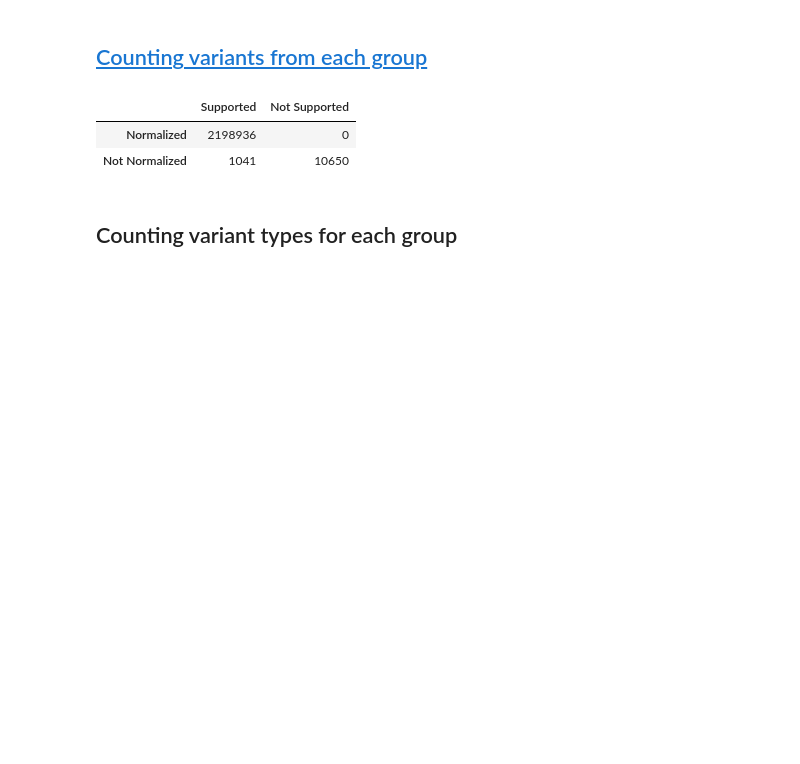
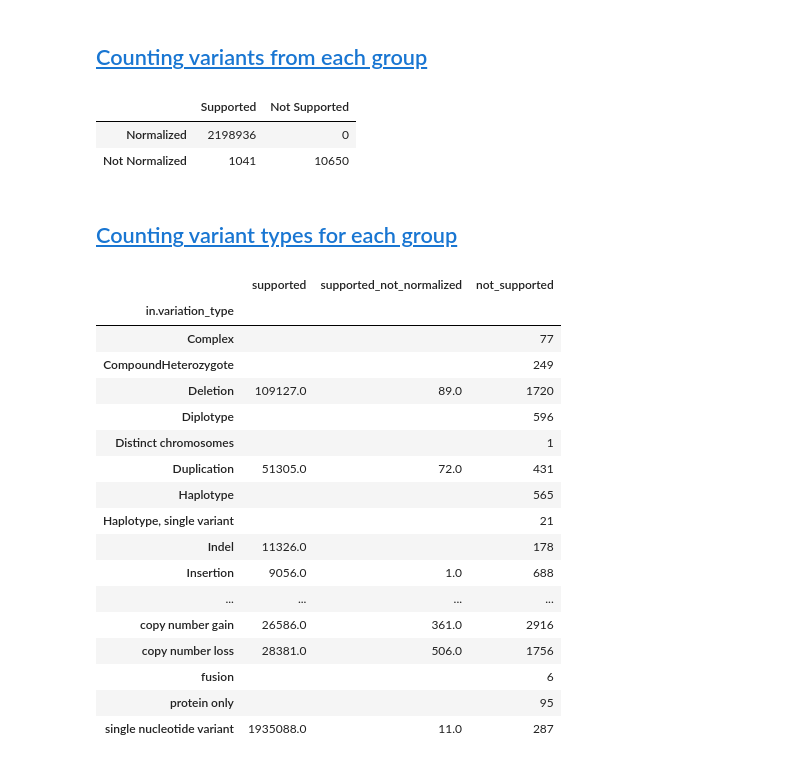
Before and after one commit to GenomicMedLab/variation-normalizer-manuscript, a Jupyter notebook: analysis/clinvar/clinvar_variation_analysis.ipynb, the cells around one changed output. Cells and saved outputs as stored; diff of their text form; code cells hidden in the pictures; blank space fills up the shorter version.

```diff
--- a/analysis/clinvar/clinvar_variation_analysis.ipynb
+++ b/analysis/clinvar/clinvar_variation_analysis.ipynb
@@ -418,7 +419,7 @@ summary_df2
 | Normalized | 2198936 | 0 |
 | Not Normalized | 1041 | 10650 |
 # %% [markdown]
-## Counting variant types for each group
+## <a id='toc1_6_'></a>[Counting variant types for each group](#toc0_)
 # %%
 variation_type_count_summary_df = pd.merge(pd.merge(variation_type_count_supported_df,variation_type_count_supported_not_normalized_df, on='in.variation_type', how = "left"), variation_type_count_not_supported_df, on='in.variation_type', how = "right")
 variation_type_count_summary_df = variation_type_count_summary_df.replace(np.nan,'',regex=True)
@@ -427,4 +428,24 @@ variation_type_count_summary_df = variation_type_count_summary_df.rename(columns
 # %%
 variation_type_count_summary_df.to_csv(
     "clinvar_variation_analysis_output/variation_type_count_summary_df.csv"
 )
+variation_type_count_summary_df
+# %% [output]
+|  | supported | supported_not_normalized | not_supported |
+| in.variation_type |  |  |  |
+| Complex |  |  | 77 |
+| CompoundHeterozygote |  |  | 249 |
+| Deletion | 109127.0 | 89.0 | 1720 |
+| Diplotype |  |  | 596 |
+| Distinct chromosomes |  |  | 1 |
+| Duplication | 51305.0 | 72.0 | 431 |
+| Haplotype |  |  | 565 |
+| Haplotype, single variant |  |  | 21 |
+| Indel | 11326.0 |  | 178 |
+| Insertion | 9056.0 | 1.0 | 688 |
+| ... | ... | ... | ... |
+| copy number gain | 26586.0 | 361.0 | 2916 |
+| copy number loss | 28381.0 | 506.0 | 1756 |
+| fusion |  |  | 6 |
+| protein only |  |  | 95 |
+| single nucleotide variant | 1935088.0 | 11.0 | 287 |
```
Also changed, not shown: parts of 1 cell of this notebook, 9 other files.
